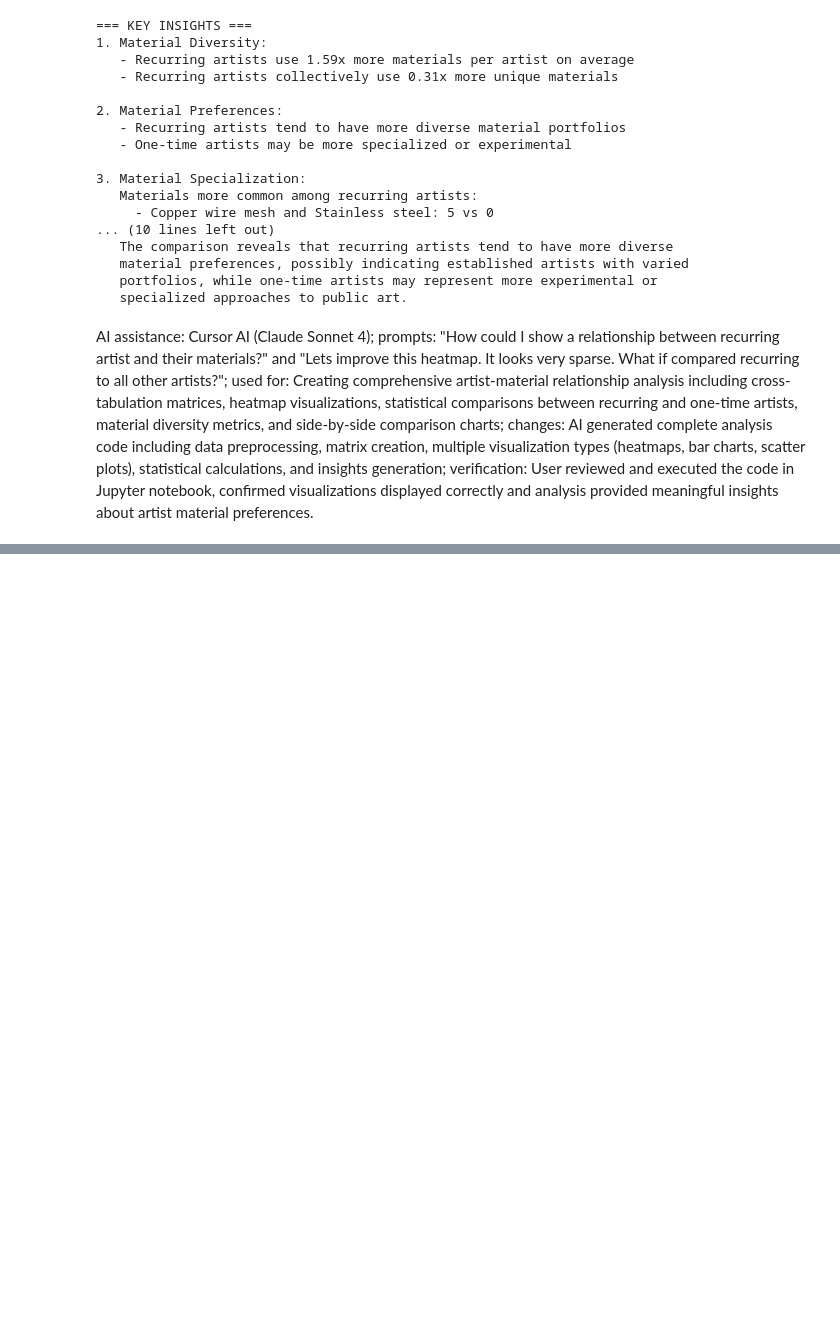
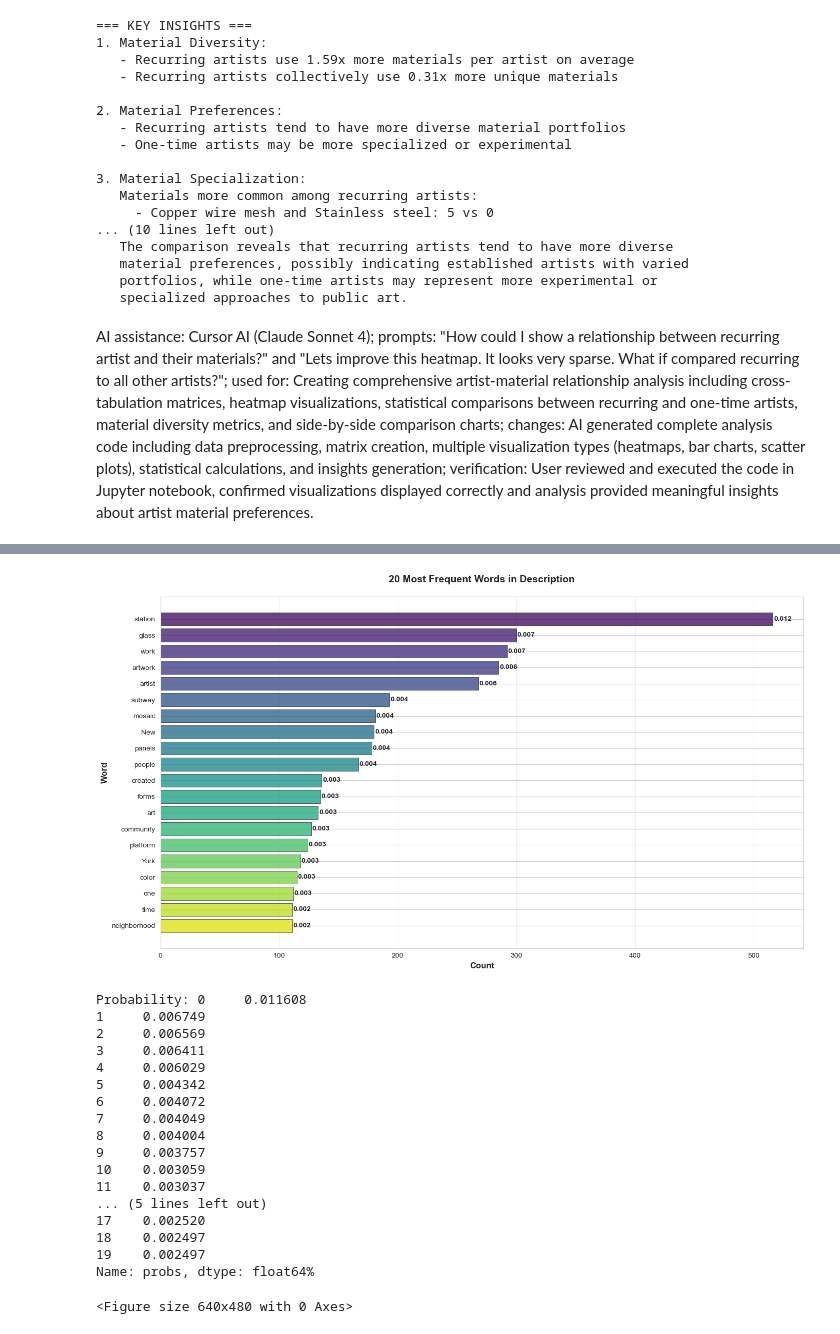
Before and after one commit to marobinette/DataScience, a Jupyter notebook: assignments/week2/MTAArt/eda_pt_2.ipynb, the cells around one changed output, grey strips where cells are left out. Saved outputs shown, nothing was run; the diff lists cells and outputs as text; code cells hidden in the pictures; blank space fills up the shorter version.

Commit message:
Add plot images and art description exploration

```diff
--- a/assignments/week2/MTAArt/eda_pt_2.ipynb
+++ b/assignments/week2/MTAArt/eda_pt_2.ipynb
@@ -126,8 +128,8 @@ Sandblasted and Laminated Glass Windows
 Name: NYCT, dtype: int64
 # %%
 # Improved heatmap visualization with better data handling
-top_materials = station_material_matrix.drop('Total').sum().nlargest(10).index
-filtered_matrix = station_material_matrix.loc[station_material_matrix.index != 'Total', top_materials]
+top_materials = agency_material_matrix.drop('Total').sum().nlargest(10).index
+filtered_matrix = agency_material_matrix.loc[agency_material_matrix.index != 'Total', top_materials]
 
 # Option 1: Log transformation to handle skewed data
 log_matrix = np.log1p(filtered_matrix)  # log1p handles zeros better than log
@@ -138,11 +140,12 @@ sns.heatmap(log_matrix,
             cmap='viridis',  # Better colormap for continuous data
             cbar_kws={'label': 'Log(Number of Artworks + 1)'})
 
-plt.title('Top 10 Materials by Station (Log Scale)')
+plt.title('Top 10 Materials by Agency (Log Scale)')
 plt.xlabel('Materials')
-plt.ylabel('station')
+plt.ylabel('Agency')
 plt.xticks(rotation=45, ha='right')
 plt.tight_layout()
 plt.show()
+plt.savefig('images/materials_by_agency.png', dpi=300, bbox_inches='tight')
 # %% [output]
 [figure]
@@ -559,0 +596,57 @@ plt.show()
+# %%
+# Calculate total dollar amounts spent by each spender
+# spender_amounts = df.groupby('spe_nam')['exp_amo'].sum().sort_values(ascending=False)
+
+# print(f"Top 20 spenders by total dollar amount:")
+# print(spender_amounts.head(20))
+plt.figure(figsize=(14, 8))
+top_twenty_words = word_data.iloc[:20]
+
+colors = sns.color_palette('viridis', len(top_twenty_words))
+
+bars = plt.barh(range(len(top_twenty_words)), top_twenty_words.counts,
+                color=colors, alpha=0.8, edgecolor='black', linewidth=0.5)
+
+plt.xlabel('Count', fontsize=12, fontweight='bold')
+plt.ylabel('Word', fontsize=12, fontweight='bold')
+plt.title('20 Most Frequent Words in Description',
+          fontsize=14, fontweight='bold', pad=20)
+
+plt.yticks(range(len(top_twenty_words)), top_twenty_words.word)
+
+plt.grid(axis='x', alpha=0.3)
+plt.gca().set_axisbelow(True)
+
+plt.gca().invert_yaxis()
+
+plt.tight_layout()
+# Add this after your existing bar chart code, before plt.show():
+
+# Add probability labels at the end of each bar
+for i, (count, prob) in enumerate(zip(top_twenty_words.counts, top_twenty_words.probs)):
+    plt.text(count + 0.7, i, f'{prob:.3f}',
+             va='center', ha='left', fontsize=10, fontweight='bold')
+plt.show()
+plt.savefig('images/top_twenty_words.png', dpi=300, bbox_inches='tight')
+
+print(f"Probability: {top_twenty_words.probs}%")
+# %% [output]
+[figure, added]
+Probability: 0     0.011608
+1     0.006749
+2     0.006569
+3     0.006411
+4     0.006029
+5     0.004342
+6     0.004072
+7     0.004049
+8     0.004004
+9     0.003757
+10    0.003059
+11    0.003037
+... (5 lines left out)
+17    0.002520
+18    0.002497
+19    0.002497
+Name: probs, dtype: float64%
+<Figure size 640x480 with 0 Axes>
```
Also changed, not shown: parts of 6 cells of this notebook, 3 other files.
